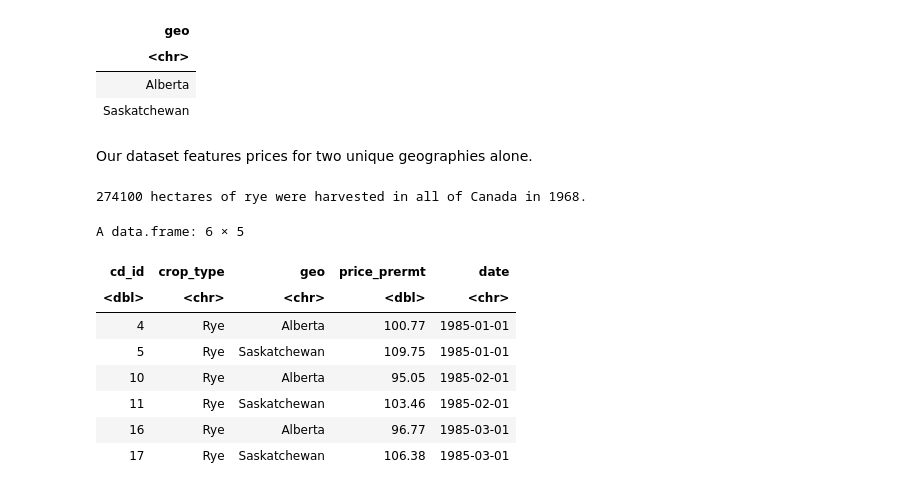
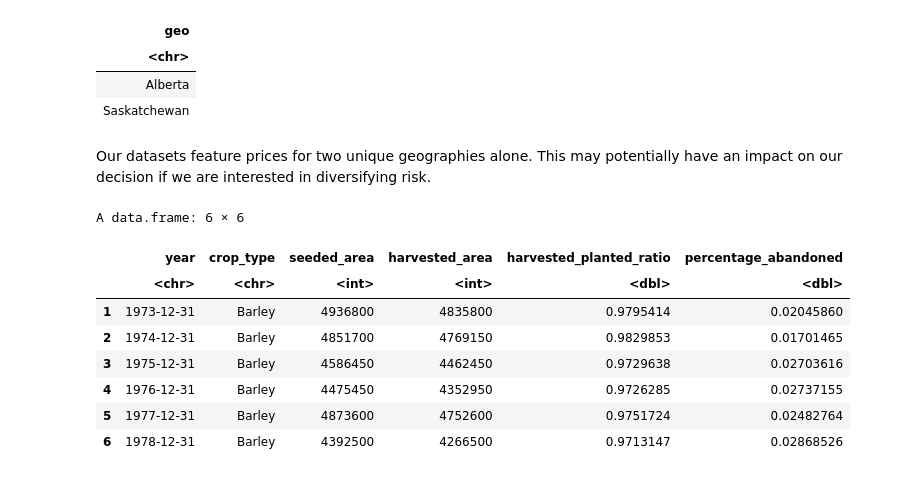
Before and after one commit to tros01/ibm_data_analyst, a Jupyter notebook: r_m6_annual_crop_data-final_project.ipynb, the cells around one changed output. Drawn from its saved outputs; the diff is of its cells as text; code cells hidden in the pictures.

```diff
--- a/r_m6_annual_crop_data-final_project.ipynb
+++ b/r_m6_annual_crop_data-final_project.ipynb
@@ -278,35 +286,34 @@ A data.frame: 2 × 1
 | Alberta |
 | Saskatchewan |
 # %% [markdown]
-Our dataset features prices for two unique geographies alone.
+Our datasets feature prices for two unique geographies alone. This may potentially have an impact on our decision if we are interested in diversifying risk.
 # %%
-# How many hectares of Rye were harvested in Canada in 1968?
+# Look at the history of crops harvested in the whole of Canada
 q <- "
-SELECT harvested_area FROM crop_data
+SELECT
+    year,
+    crop_type,
+    seeded_area,
+    harvested_area,
+    (harvested_area * 1.0 / seeded_area) AS harvested_planted_ratio,
+    (seeded_area - harvested_area) * 1.0 / seeded_area AS percentage_abandoned
+FROM crop_data
 WHERE
-    LOWER(crop_type) = 'rye' AND
-    STRFTIME('%Y', year) = '1968' AND
+    LOWER(crop_type) IN ('canola', 'barley', 'rye') AND
+    STRFTIME('%Y', year) >= '1960' AND
     geo = 'Canada';
 "
-a <- dbGetQuery(c, q) |> pull()
-cat(a, "hectares of rye were harvested in all of Canada in 1968.")
+crops_of_interest_ts1 <- dbGetQuery(c, q)
+crops_of_interest_ts1 |>
+    filter(harvested_planted_ratio != 1) |>
+    head()
 # %% [output]
-274100 hectares of rye were harvested in all of Canada in 1968.
+A data.frame: 6 × 6
+|  | year | crop_type | seeded_area | harvested_area | harvested_planted_ratio | percentage_abandoned |
+|  | <chr> | <chr> | <int> | <int> | <dbl> | <dbl> |
+| 1 | 1973-12-31 | Barley | 4936800 | 4835800 | 0.9795414 | 0.02045860 |
+| 2 | 1974-12-31 | Barley | 4851700 | 4769150 | 0.9829853 | 0.01701465 |
+| 3 | 1975-12-31 | Barley | 4586450 | 4462450 | 0.9729638 | 0.02703616 |
+| 4 | 1976-12-31 | Barley | 4475450 | 4352950 | 0.9726285 | 0.02737155 |
+| 5 | 1977-12-31 | Barley | 4873600 | 4752600 | 0.9751724 | 0.02482764 |
+| 6 | 1978-12-31 | Barley | 4392500 | 4266500 | 0.9713147 | 0.02868526 |
-# %%
-# Query and display the first 6 rows of the farm prices table for Rye.
-q <- "
-SELECT * FROM prod_prices
-WHERE LOWER(crop_type) IN ('rye')
-LIMIT 6;
-"
-dbGetQuery(c, q)
-# %% [output]
-A data.frame: 6 × 5
-| cd_id | crop_type | geo | price_prermt | date |
-| <dbl> | <chr> | <chr> | <dbl> | <chr> |
-| 4 | Rye | Alberta | 100.77 | 1985-01-01 |
-| 5 | Rye | Saskatchewan | 109.75 | 1985-01-01 |
-| 10 | Rye | Alberta | 95.05 | 1985-02-01 |
-| 11 | Rye | Saskatchewan | 103.46 | 1985-02-01 |
-| 16 | Rye | Alberta | 96.77 | 1985-03-01 |
-| 17 | Rye | Saskatchewan | 106.38 | 1985-03-01 |
```
Also changed, not shown: parts of 27 cells of this notebook.
